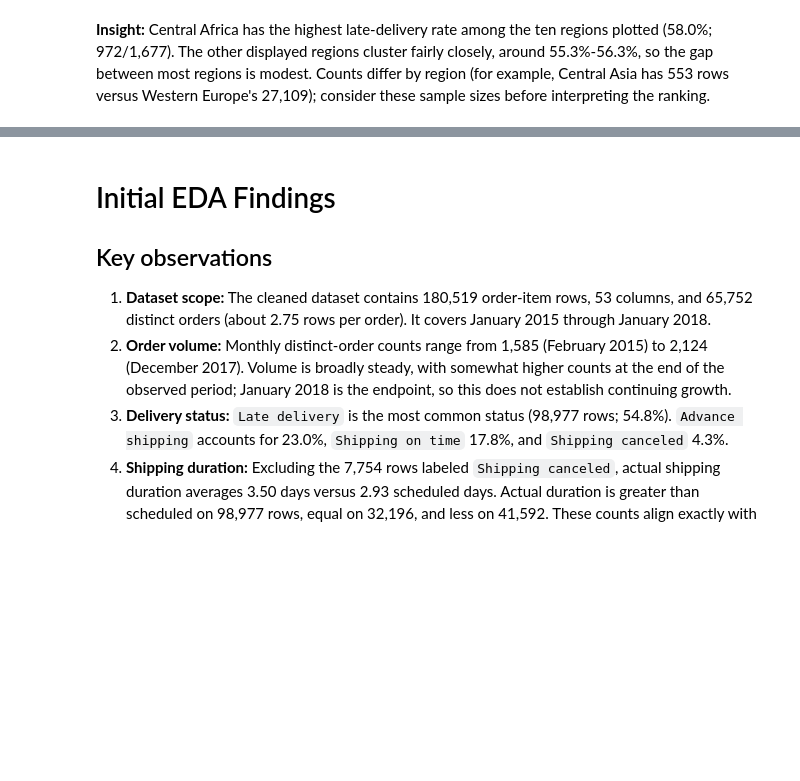
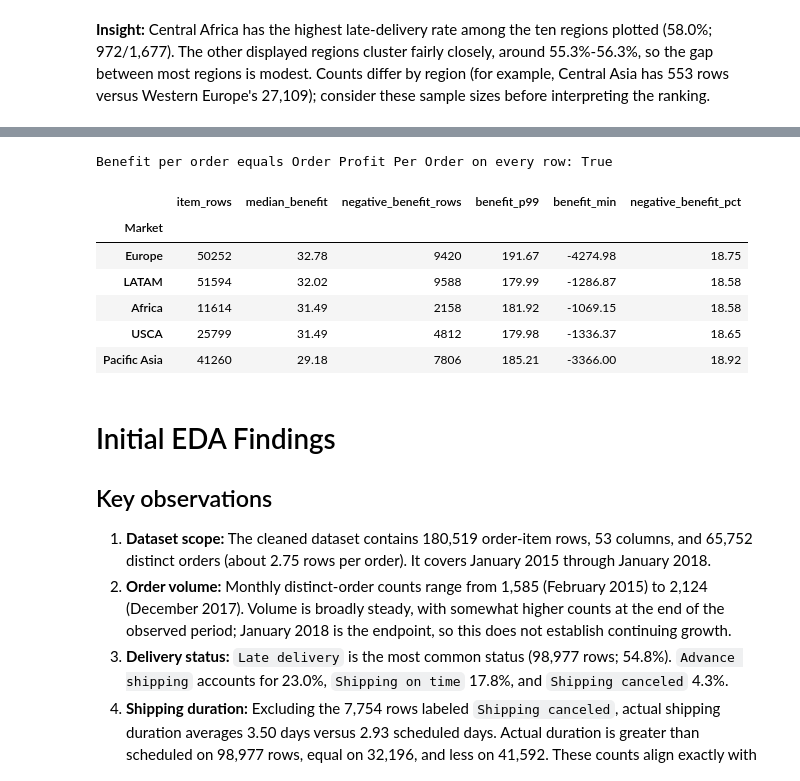
Before and after one commit to Hemanth-187/E-commerce-Delivery-Logistics-Performance-Analysis, a Jupyter notebook: notebooks/Initial_EDA.ipynb, the cells around one changed output, grey strips where cells are left out. Cells and saved outputs as stored; diff of their text form; code cells hidden in the pictures; blank space fills up the shorter version.

```diff
--- a/notebooks/Initial_EDA.ipynb
+++ b/notebooks/Initial_EDA.ipynb
@@ -380,3 +575,35 @@ West Asia             6009       3322      55.283741
+# %%
+print(
+    "Benefit per order equals Order Profit Per Order on every row:",
+    bool(df["Benefit per order"].equals(df["Order Profit Per Order"]))
+)
+
+market_financial = (
+    df.groupby("Market")
+      .agg(
+          item_rows=("Order Item Id", "size"),
+          median_benefit=("Benefit per order", "median"),
+          negative_benefit_rows=("Benefit per order", lambda x: x.lt(0).sum()),
+          negative_benefit_share=("Benefit per order", lambda x: x.lt(0).mean()),
+          benefit_p99=("Benefit per order", lambda x: x.quantile(0.99)),
+          benefit_min=("Benefit per order", "min")
+      )
+)
+market_financial["negative_benefit_pct"] = market_financial["negative_benefit_share"].mul(100)
+display(
+    market_financial.drop(columns="negative_benefit_share")
+      .sort_values("median_benefit", ascending=False)
+      .round(2)
+)
+# %% [output]
+Benefit per order equals Order Profit Per Order on every row: True
+|  | item_rows | median_benefit | negative_benefit_rows | benefit_p99 | benefit_min | negative_benefit_pct |
+| Market |  |  |  |  |  |  |
+| Europe | 50252 | 32.78 | 9420 | 191.67 | -4274.98 | 18.75 |
+| LATAM | 51594 | 32.02 | 9588 | 179.99 | -1286.87 | 18.58 |
+| Africa | 11614 | 31.49 | 2158 | 181.92 | -1069.15 | 18.58 |
+| USCA | 25799 | 31.49 | 4812 | 179.98 | -1336.37 | 18.65 |
+| Pacific Asia | 41260 | 29.18 | 7806 | 185.21 | -3366.00 | 18.92 |
 # %% [markdown]
 # Initial EDA Findings
 
```
Also changed, not shown: parts of 7 cells of this notebook.
